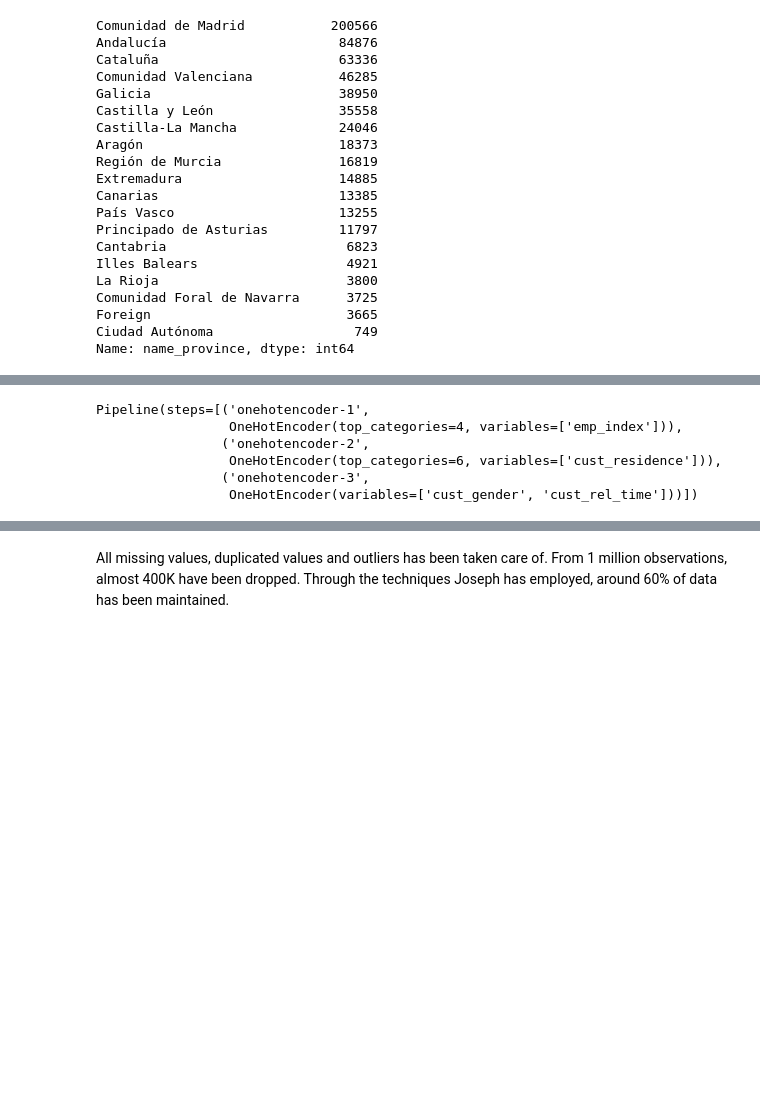
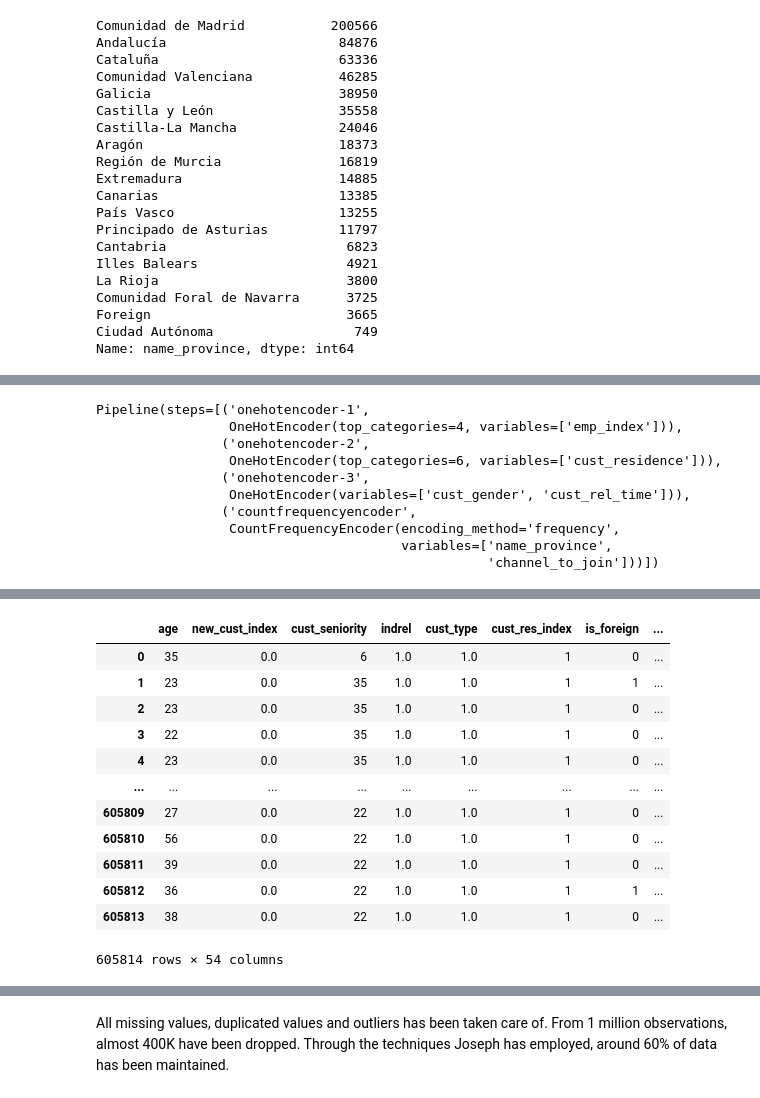
Before and after one commit to cemreaka/Customer-Segmentation-Project, a Jupyter notebook: joe_work.ipynb, the cells around one changed output, grey strips where cells are left out. Saved outputs shown, nothing was run; the diff lists cells and outputs as text; code cells hidden in the pictures; blank space fills up the shorter version.

```diff
--- a/joe_work.ipynb
+++ b/joe_work.ipynb
@@ -1847,6 +1844,0 @@ small_cat = (df.groupby("channel_to_join").filter(lambda x: len(x) < 100)['chann
-# %%
-%%time
-for i in small_cat:
-    df.loc[df['channel_to_join'] == i, "channel_to_join"] = "small_channels"
-
-df['channel_to_join'].value_counts()
@@ -1924,17 +1848,14 @@ df_no_encoding = df.copy()
 #Encoding
 
 from sklearn.pipeline import make_pipeline
-from feature_engine.encoding import OneHotEncoder
-from category_encoders.hashing import HashingEncoder
+from feature_engine.encoding import OneHotEncoder, CountFrequencyEncoder
 
 encoder = make_pipeline(
     (OneHotEncoder(top_categories = 4, variables = ["emp_index"])),
     (OneHotEncoder(top_categories = 6, variables = ["cust_residence"])),
     (OneHotEncoder(variables = ["cust_gender", "cust_rel_time"])),
-#     (HashingEncoder(cols = ["channel_to_join"], n_components=10)),
-#     (HashingEncoder(cols = ["name_province"], n_components=10))
+    (CountFrequencyEncoder(encoding_method='frequency', variables=['name_province', 'channel_to_join']))
 )
-
 encoder
 # %% [output]
 Pipeline(steps=[('onehotencoder-1',
@@ -1942,9 +1863,14 @@ Pipeline(steps=[('onehotencoder-1',
                 ('onehotencoder-2',
                  OneHotEncoder(top_categories=6, variables=['cust_residence'])),
                 ('onehotencoder-3',
-                 OneHotEncoder(variables=['cust_gender', 'cust_rel_time']))])
+                 OneHotEncoder(variables=['cust_gender', 'cust_rel_time'])),
+                ('countfrequencyencoder',
+                 CountFrequencyEncoder(encoding_method='frequency',
+                                       variables=['name_province',
+                                                  'channel_to_join']))])
 # %%
-# %%time
-# df_encoded = encoder.fit_transform(df)
+%%time
+df_encoded = encoder.fit_transform(df)
 
-# df_encoded
+df_encoded
+# %% [output]
@@ -1950,0 +1878,13 @@ Pipeline(steps=[('onehotencoder-1',
+|  | age | new_cust_index | cust_seniority | indrel | cust_type | cust_res_index | is_foreign | ... |
+| 0 | 35 | 0.0 | 6 | 1.0 | 1.0 | 1 | 0 | ... |
+| 1 | 23 | 0.0 | 35 | 1.0 | 1.0 | 1 | 1 | ... |
+| 2 | 23 | 0.0 | 35 | 1.0 | 1.0 | 1 | 0 | ... |
+| 3 | 22 | 0.0 | 35 | 1.0 | 1.0 | 1 | 0 | ... |
+| 4 | 23 | 0.0 | 35 | 1.0 | 1.0 | 1 | 0 | ... |
+| ... | ... | ... | ... | ... | ... | ... | ... | ... |
+| 605809 | 27 | 0.0 | 22 | 1.0 | 1.0 | 1 | 0 | ... |
+| 605810 | 56 | 0.0 | 22 | 1.0 | 1.0 | 1 | 0 | ... |
+| 605811 | 39 | 0.0 | 22 | 1.0 | 1.0 | 1 | 0 | ... |
+| 605812 | 36 | 0.0 | 22 | 1.0 | 1.0 | 1 | 1 | ... |
+| 605813 | 38 | 0.0 | 22 | 1.0 | 1.0 | 1 | 0 | ... |
+605814 rows × 54 columns
```
Also changed, not shown: parts of 21 cells of this notebook.
